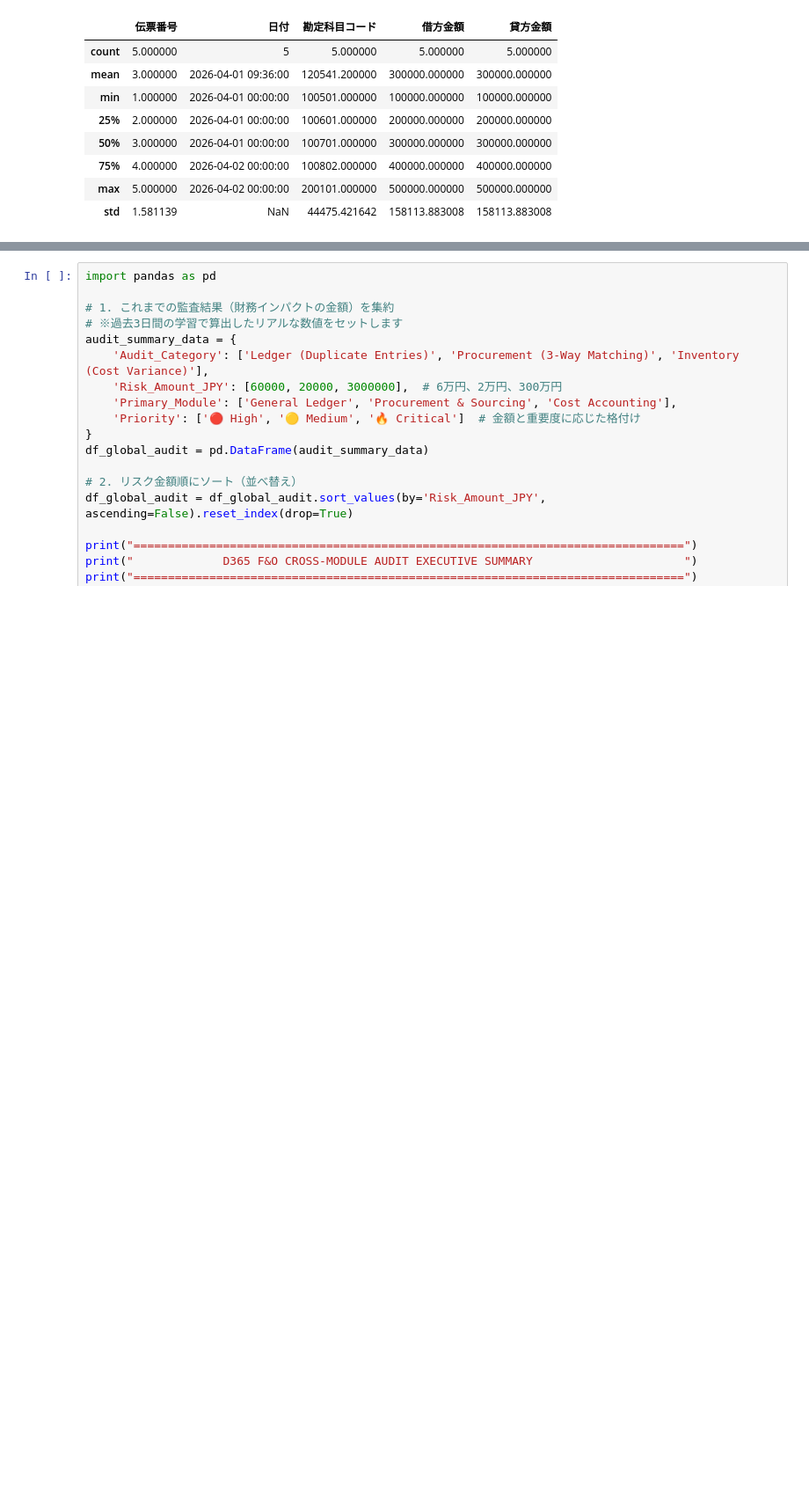
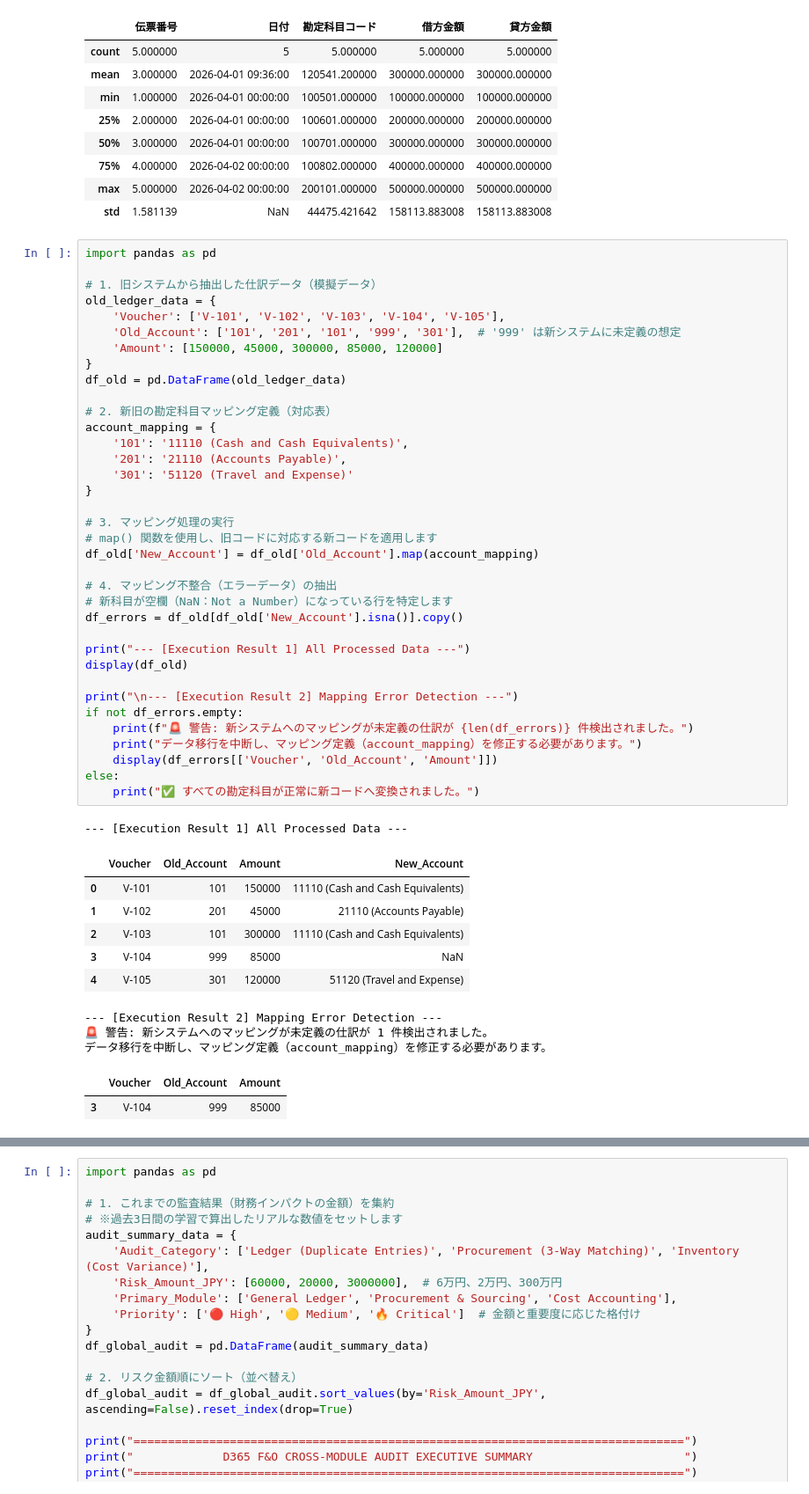
Before and after one commit to KojiKaiwa/D365-Finance-Automation, a Jupyter notebook: D365_Data_Processing.ipynb, the cells around one changed output, grey strips where cells are left out. Shown at 88% size. Cells and saved outputs as stored; diff of their text form; blank space fills up the shorter version.

```diff
--- a/D365_Data_Processing.ipynb
+++ b/D365_Data_Processing.ipynb
@@ -31,3 +31,52 @@ display(df.describe())
 | 75% | 4.000000 | 2026-04-02 00:00:00 | 100802.000000 | 400000.000000 | 400000.000000 |
 | max | 5.000000 | 2026-04-02 00:00:00 | 200101.000000 | 500000.000000 | 500000.000000 |
 | std | 1.581139 | NaN | 44475.421642 | 158113.883008 | 158113.883008 |
+# %%
+import pandas as pd
+
+# 1. 旧システムから抽出した仕訳データ（模擬データ）
+old_ledger_data = {
+    'Voucher': ['V-101', 'V-102', 'V-103', 'V-104', 'V-105'],
+    'Old_Account': ['101', '201', '101', '999', '301'],  # '999' は新システムに未定義の想定
+    'Amount': [150000, 45000, 300000, 85000, 120000]
+}
+df_old = pd.DataFrame(old_ledger_data)
+
+# 2. 新旧の勘定科目マッピング定義（対応表）
+account_mapping = {
+    '101': '11110 (Cash and Cash Equivalents)',
+    '201': '21110 (Accounts Payable)',
+    '301': '51120 (Travel and Expense)'
+}
+
+# 3. マッピング処理の実行
+# map() 関数を使用し、旧コードに対応する新コードを適用します
+df_old['New_Account'] = df_old['Old_Account'].map(account_mapping)
+
+# 4. マッピング不整合（エラーデータ）の抽出
+# 新科目が空欄（NaN：Not a Number）になっている行を特定します
+df_errors = df_old[df_old['New_Account'].isna()].copy()
+
+print("--- [Execution Result 1] All Processed Data ---")
+display(df_old)
+
+print("\n--- [Execution Result 2] Mapping Error Detection ---")
+if not df_errors.empty:
+    print(f"🚨 警告: 新システムへのマッピングが未定義の仕訳が {len(df_errors)} 件検出されました。")
+    print("データ移行を中断し、マッピング定義（account_mapping）を修正する必要があります。")
+    display(df_errors[['Voucher', 'Old_Account', 'Amount']])
+else:
+    print("✅ すべての勘定科目が正常に新コードへ変換されました。")
+# %% [output]
+--- [Execution Result 1] All Processed Data ---
+|  | Voucher | Old_Account | Amount | New_Account |
+| 0 | V-101 | 101 | 150000 | 11110 (Cash and Cash Equivalents) |
+| 1 | V-102 | 201 | 45000 | 21110 (Accounts Payable) |
+| 2 | V-103 | 101 | 300000 | 11110 (Cash and Cash Equivalents) |
+| 3 | V-104 | 999 | 85000 | NaN |
+| 4 | V-105 | 301 | 120000 | 51120 (Travel and Expense) |
+--- [Execution Result 2] Mapping Error Detection ---
+🚨 警告: 新システムへのマッピングが未定義の仕訳が 1 件検出されました。
+データ移行を中断し、マッピング定義（account_mapping）を修正する必要があります。
+|  | Voucher | Old_Account | Amount |
+| 3 | V-104 | 999 | 85000 |
```
Also changed, not shown: parts of 3 cells of this notebook.
